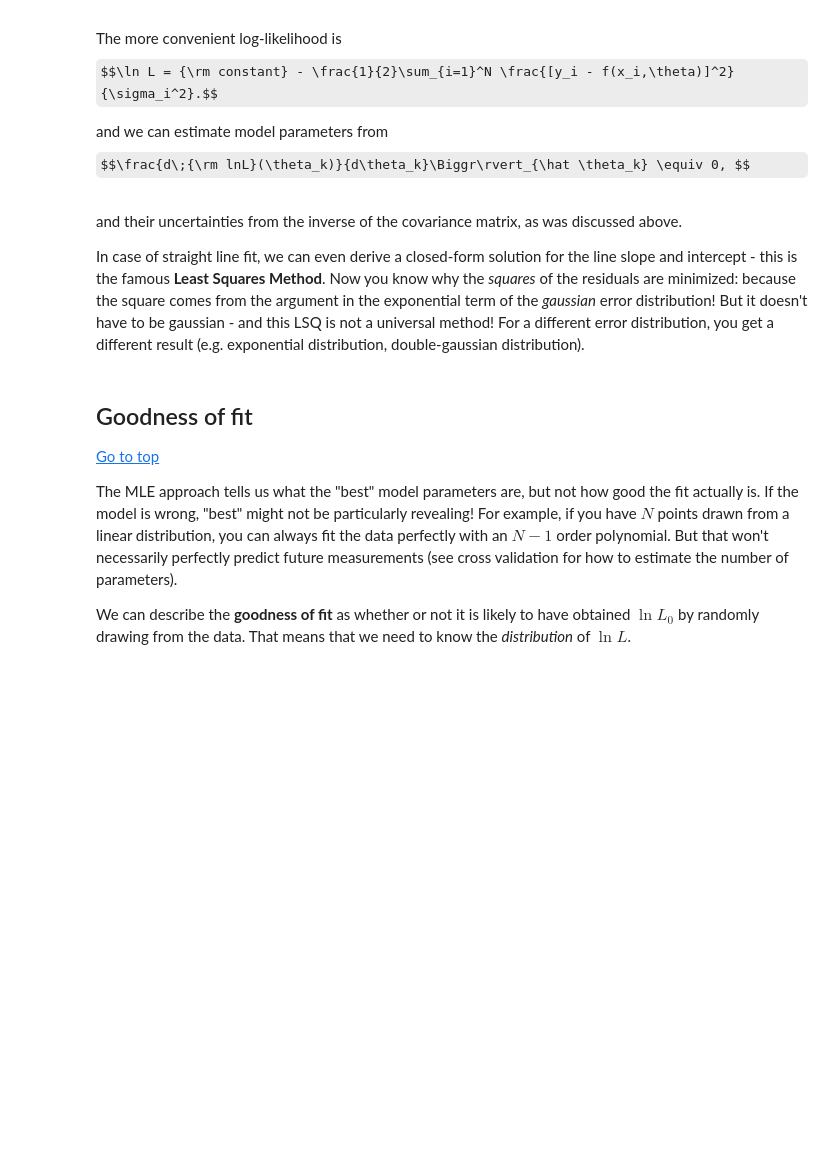
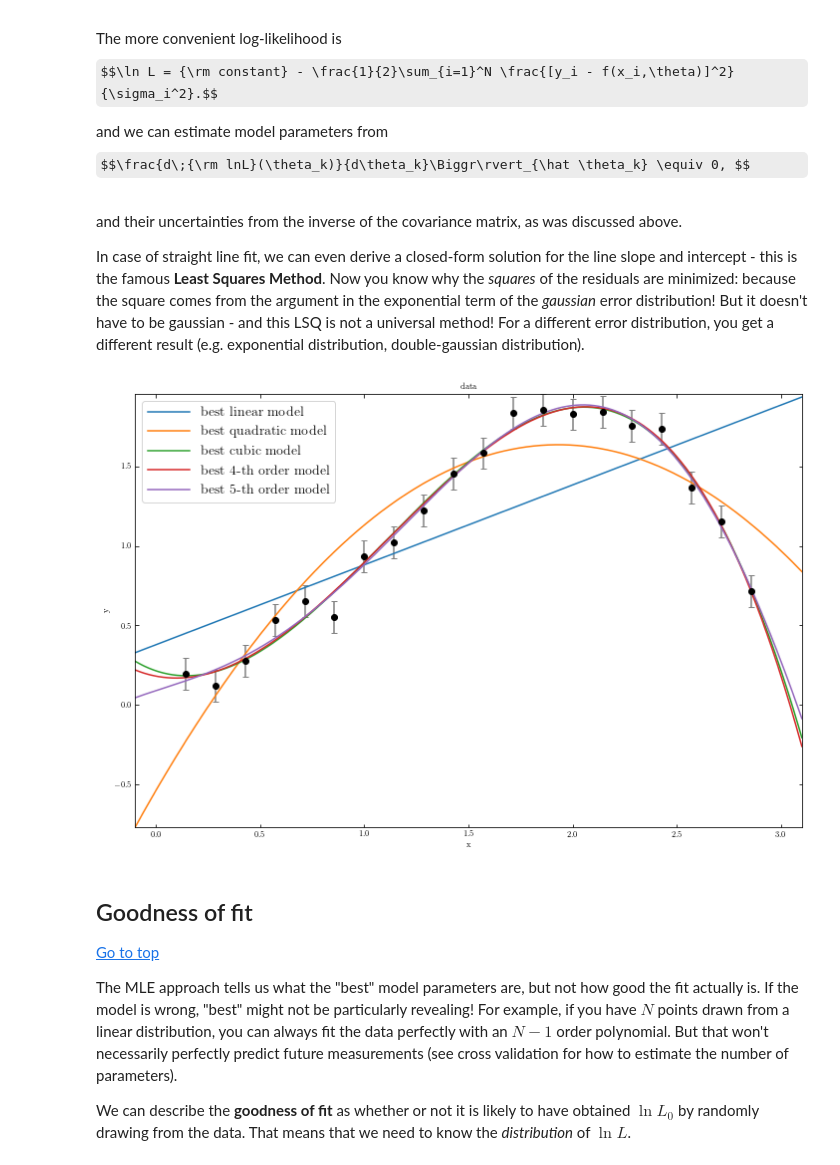
Before and after one commit to ivezic/RBI2023, a Jupyter notebook: notebooks/Lecture2.ipynb, the cells around one changed output. Cells and saved outputs as stored; diff of their text form; code cells hidden in the pictures; some formulas as TeX source; blank space fills up the shorter version.

Commit message:
added polynomial example

```diff
--- a/notebooks/Lecture2.ipynb
+++ b/notebooks/Lecture2.ipynb
@@ -435,3 +463,23 @@ of the residuals are minimized: because the square comes from the argument in th
 term of the *gaussian* error distribution!  But it doesn't have to be gaussian - and this
 LSQ is not a universal method! For a different error distribution, you get a different
 result (e.g. exponential distribution, double-gaussian distribution).
+# %%
+# this function computes polynomial models given some data x
+# and parameters theta
+def polynomial_fit(theta, x):
+    """Polynomial model of degree (len(theta) - 1)"""
+    return sum(t * x ** n for (n, t) in enumerate(theta))
+
+# compute the data log-likelihood given a model
+def logL(theta, x, y, sigma_y, model=polynomial_fit):
+    """Gaussian log-likelihood of the model at theta"""
+    y_fit = model(theta, x)
+    return sum(stats.norm.logpdf(*args)
+               for args in zip(y, y_fit, sigma_y))
+
+# a direct optimization approach is used to get best model
+# parameters (which minimize -logL)
+def best_theta(degree, x, y, sigma_y, model=polynomial_fit):
+    theta_0 = (degree + 1) * [0]
+    neg_logL = lambda theta: -logL(theta, x, y, sigma_y, model)
+    return optimize.fmin_bfgs(neg_logL, theta_0, disp=False)
@@ -438,3 +488,39 @@ result (e.g. exponential distribution, double-gaussian distribution).
+# %%
+# numerical input parameters for this example
+Ndata = 22  # the number of data points
+NkTrue = 3  # for generating data
+NkMax = 6   # fit polynomials up to this term
+
+# generate (noisy) "data"
+np.random.seed(0)
+x = np.linspace(0, NkTrue, Ndata)[1:-1]
+sigma_y = 0.1 + 0*x
+y = np.random.normal(np.sin(x) * x, sigma_y)
+
+# get best-fit parameters for linear, quadratic, cubic... models
+theta = {}
+for k in range(1, NkMax):
+    theta[k] = best_theta(k, x, y, sigma_y)
+
+# generate best fit lines on a fine grid
+xfit = np.linspace(-0.1, 3.1, 1000)
+yfit = {}
+for k in range(1, NkMax):
+    yfit[k] = polynomial_fit(theta[k], xfit)
+
+# plot
+fig, ax = plt.subplots(figsize=(12, 8))
+ax.errorbar(x, y, sigma_y, fmt='ok', ecolor='gray')
+ax.plot(xfit, polynomial_fit(theta[1], xfit), label='best linear model')
+ax.plot(xfit, polynomial_fit(theta[2], xfit), label='best quadratic model')
+ax.plot(xfit, polynomial_fit(theta[3], xfit), label='best cubic model')
+ax.plot(xfit, polynomial_fit(theta[4], xfit), label='best 4-th order model')
+ax.plot(xfit, polynomial_fit(theta[5], xfit), label='best 5-th order model')
+
+ax.legend(loc='best', fontsize=14)
+ax.set(xlabel='x', ylabel='y', title='data');
+# %% [output]
+[figure, added]
 # %% [markdown]
 ##  Goodness of fit <a id='chi2'></a>
 [Go to top](#toc)
```
Also changed, not shown: parts of 2 cells of this notebook.
